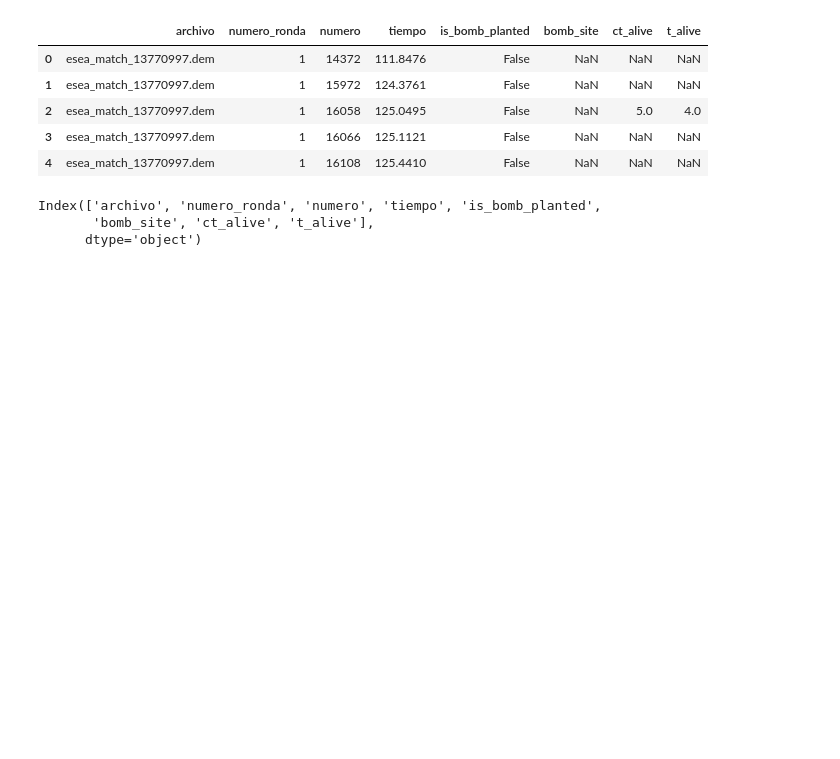
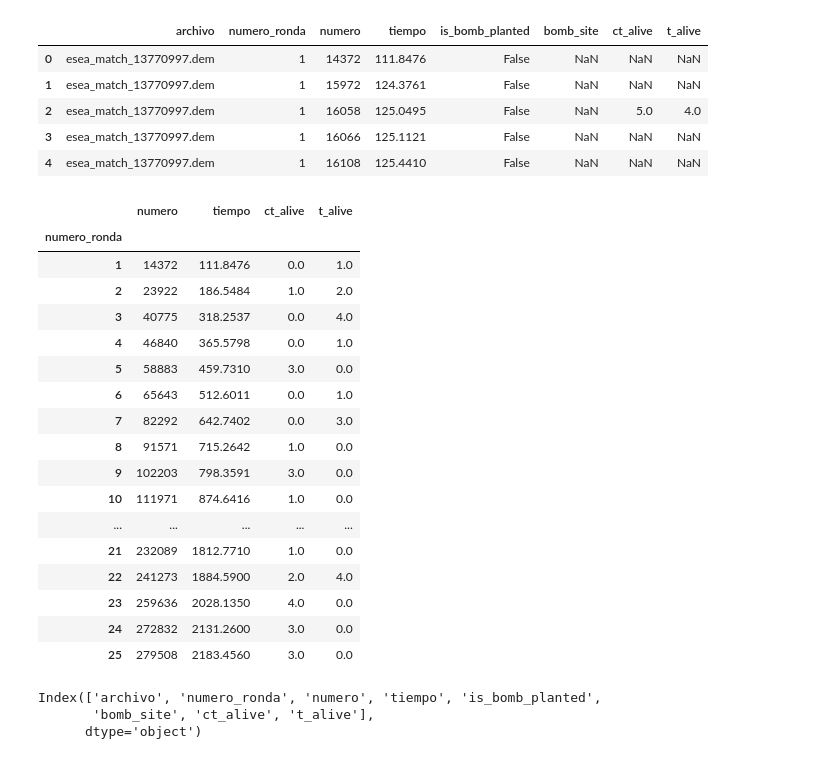
Before and after one commit to Bgallardo46/batos1, a Jupyter notebook: proyecto/Subida_datos/Filtro_datos_limpio.ipynb, the cells around one changed output. Saved outputs shown, nothing was run; the diff lists cells and outputs as text; code cells hidden in the pictures; blank space fills up the shorter version.

```diff
--- a/proyecto/Filtro_datos_limpio.ipynb
+++ b/proyecto/Subida_datos/Filtro_datos_limpio.ipynb
@@ -164,6 +138,31 @@ Ticks.head()
 | 2 | esea_match_13770997.dem | 1 | 16058 | 125.0495 | False | NaN | 5.0 | 4.0 |
 | 3 | esea_match_13770997.dem | 1 | 16066 | 125.1121 | False | NaN | NaN | NaN |
 | 4 | esea_match_13770997.dem | 1 | 16108 | 125.4410 | False | NaN | NaN | NaN |
+# %%
+temp = Ticks[Ticks['archivo'] == 'esea_match_13770997.dem']
+
+temp = temp.groupby(['numero_ronda']).min(['tiempo'])
+
+temp
+# %% [output]
+|  | numero | tiempo | ct_alive | t_alive |
+| numero_ronda |  |  |  |  |
+| 1 | 14372 | 111.8476 | 0.0 | 1.0 |
+| 2 | 23922 | 186.5484 | 1.0 | 2.0 |
+| 3 | 40775 | 318.2537 | 0.0 | 4.0 |
+| 4 | 46840 | 365.5798 | 0.0 | 1.0 |
+| 5 | 58883 | 459.7310 | 3.0 | 0.0 |
+| 6 | 65643 | 512.6011 | 0.0 | 1.0 |
+| 7 | 82292 | 642.7402 | 0.0 | 3.0 |
+| 8 | 91571 | 715.2642 | 1.0 | 0.0 |
+| 9 | 102203 | 798.3591 | 3.0 | 0.0 |
+| 10 | 111971 | 874.6416 | 1.0 | 0.0 |
+| ... | ... | ... | ... | ... |
+| 21 | 232089 | 1812.7710 | 1.0 | 0.0 |
+| 22 | 241273 | 1884.5900 | 2.0 | 4.0 |
+| 23 | 259636 | 2028.1350 | 4.0 | 0.0 |
+| 24 | 272832 | 2131.2600 | 3.0 | 0.0 |
+| 25 | 279508 | 2183.4560 | 3.0 | 0.0 |
 # %%
 Ticks.columns
 # %% [output]
```
Also changed, not shown: parts of 3 cells of this notebook, 21 other files.
